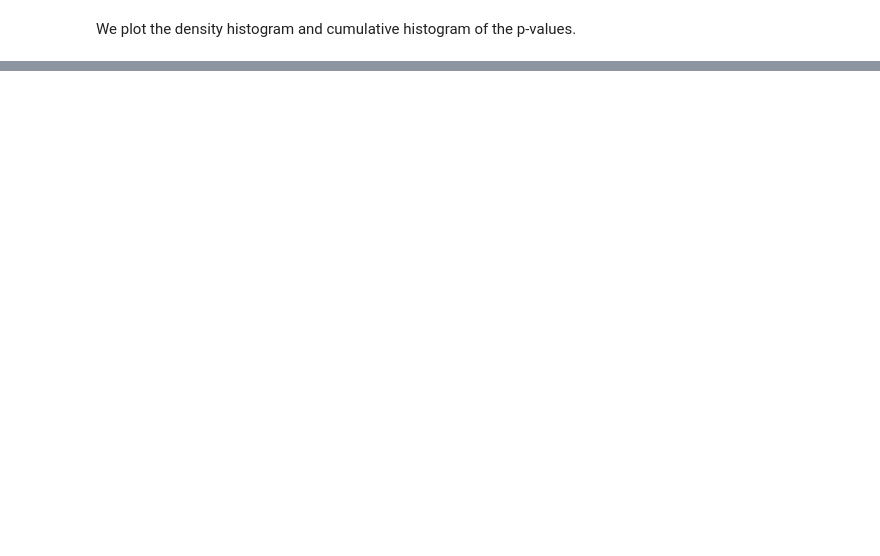
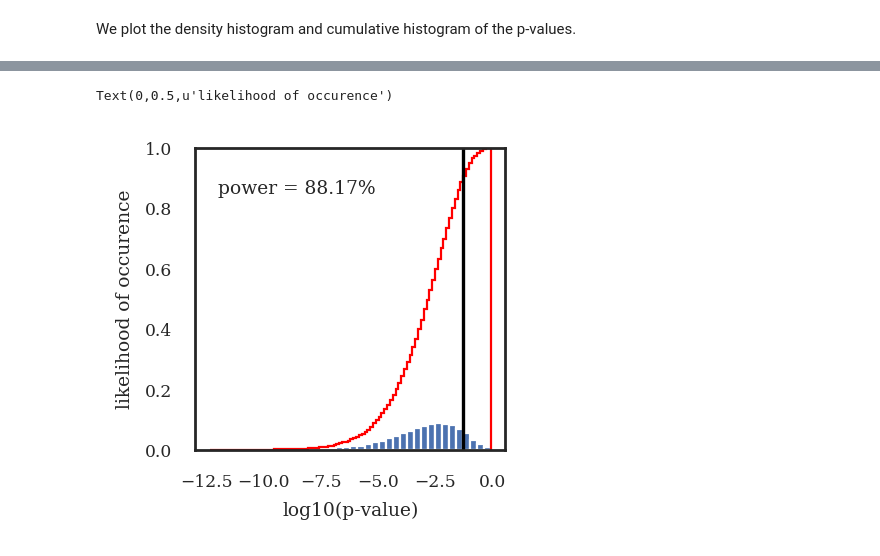
Before and after one commit to noemielteto/BART_DEV_power_simulation, a Jupyter notebook: power_simulation_BART_DEV.ipynb, the cells around one changed output, grey strips where cells are left out. Drawn from its saved outputs; the diff is of its cells as text; code cells hidden in the pictures; blank space fills up the shorter version.

```diff
--- a/power_simulation_BART_DEV.ipynb
+++ b/power_simulation_BART_DEV.ipynb
@@ -117,0 +125,13 @@ plt.tight_layout()
+# %%
+weights = np.ones_like(f_pvalues)/float(len(f_pvalues))
+plt.figure(figsize=(2,2))
+plt.hist(np.log10(f_pvalues), weights=weights, bins=40)
+plt.hist(np.log10(f_pvalues),density=True,cumulative=True, bins=100, histtype='step', color='red')
+plt.ylim((0,1))
+plt.axvline(x=np.log10(0.05), color='black')
+plt.text(-12,0.85,'power = '+str(power_p)+'%')
+plt.xlabel('log10(p-value)')
+plt.ylabel('likelihood of occurence')
+# %% [output]
+Text(0,0.5,u'likelihood of occurence')
+[figure, added]
```
Also changed, not shown: parts of 6 cells of this notebook.
